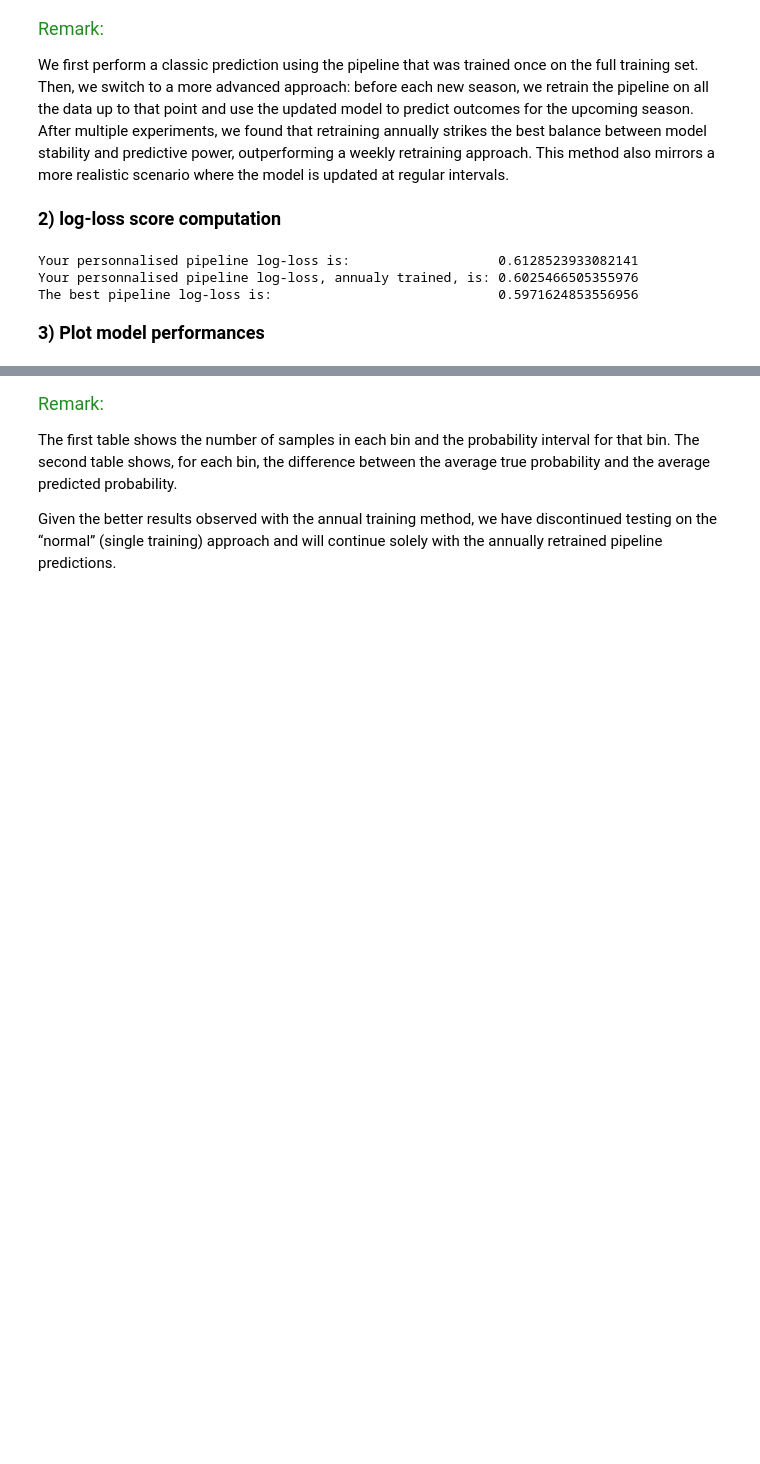
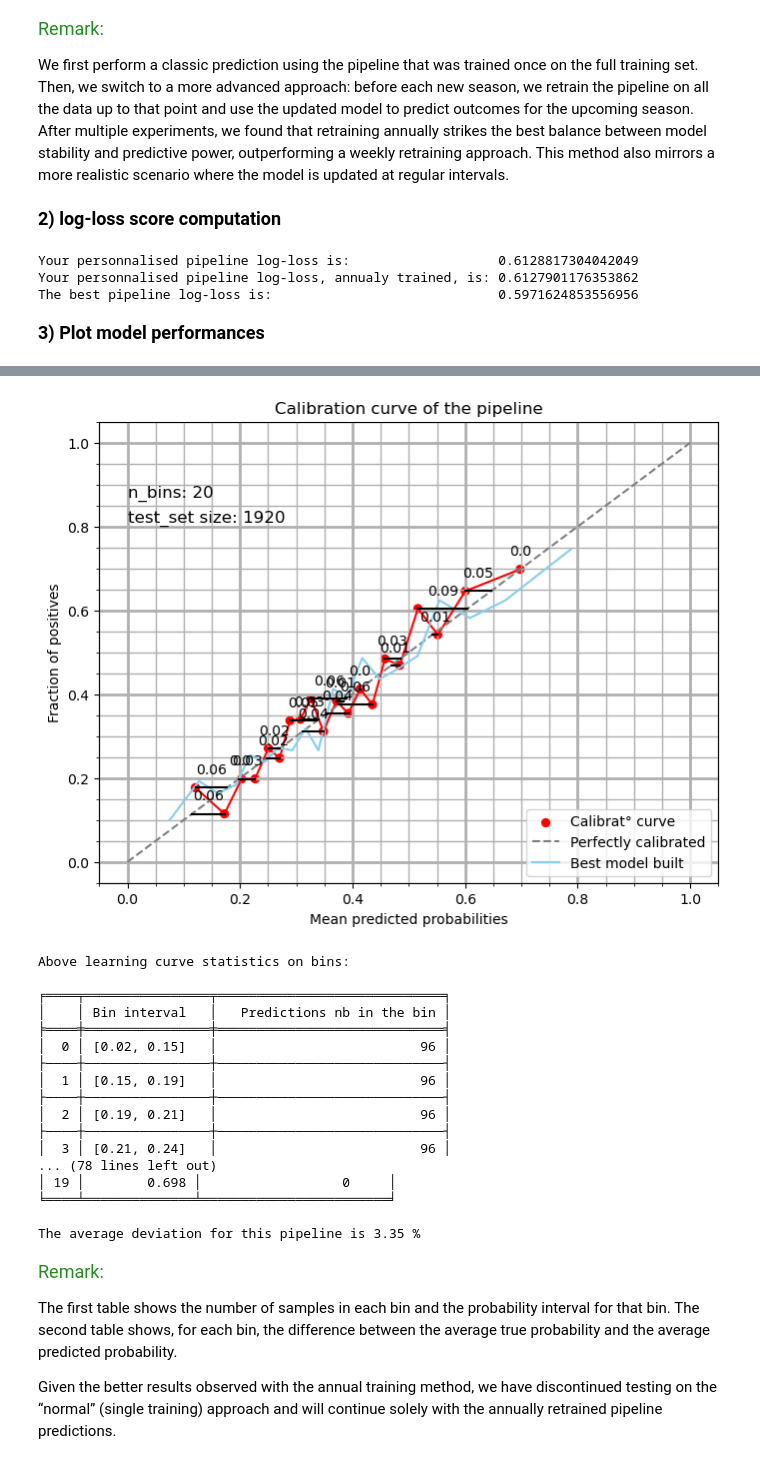
Before and after one commit to luc-polo/Football-probabilities-prediciton, a Jupyter notebook: notebooks/user_test.ipynb, the cells around one changed output, grey strips where cells are left out. Drawn from its saved outputs; the diff is of its cells as text; code cells hidden in the pictures; blank space fills up the shorter version.

```diff
--- a/notebooks/user_test.ipynb
+++ b/notebooks/user_test.ipynb
@@ -122,7 +122,7 @@ Scaler = "StandardScaler"   # TODO
 
 # Must be in [1,16]
 
-nb_of_feat_to_select = 10   # TODO
+nb_of_feat_to_select = 1   # TODO
 
 
 ### Chose Logistic Rgression regularization penalty
@@ -132,7 +132,7 @@ nb_of_feat_to_select = 10   # TODO
 # elasticnet
 # None
 
-penalty = 'l2'   # TODO
+penalty = 'l1'   # TODO
 
 
 ### Chose regularization factor
@@ -140,11 +140,15 @@ penalty = 'l2'   # TODO
 
 # Must be a positive number (> 0)
 
-C = 1    # TODO
+C = 0.8    # TODO
+
+### Choose the L1 ratio factor (only if you chose penalty='elasticnet')
+
+l1_ratio = 0.4   # TODO
 
 
 # Create the pipeline
-personalised_pipeline = user_test.create_pipeline(nb_of_feat_to_select, Scaler, penalty, C)
+personalised_pipeline = user_test.create_pipeline(nb_of_feat_to_select, Scaler, penalty, C, l1_ratio)
 
 # Pipeline training
 personalised_pipeline.fit(X_train_00.copy(), Y_train_00.copy().values.ravel())
@@ -203,7 +207,7 @@ This method also mirrors a more realistic scenario where the model is updated at
 # #  #  #  #  #  #  #  #  #  #  #  #  #  #  #  #  #  #  #  #  #  #  #  #  #  #  #  #  #  #  #  #  #  #  #  #
 
 # Log-loss for the normally trained pipeline
-user_test.pipe_log_loss(Y_test_00, normal_proba_pred, GW_training=False)
+user_test.pipe_log_loss(Y_test_00, normal_proba_pred, annual_training=False)
 
 # Log-loss for the annually retrained pipeline
 user_test.pipe_log_loss(Y_test_annual_training, proba_pred_annual_training, annual_training=True)
@@ -211,8 +215,8 @@ user_test.pipe_log_loss(Y_test_annual_training, proba_pred_annual_training, annu
 # Log-loss for the best pipeline built
 user_test.best_pipe_log_loss()
 # %% [output]
-Your personnalised pipeline log-loss is:                   0.6128523933082141
-Your personnalised pipeline log-loss, annualy trained, is: 0.6025466505355976
+Your personnalised pipeline log-loss is:                   0.6128817304042049
+Your personnalised pipeline log-loss, annualy trained, is: 0.6127901176353862
 The best pipeline log-loss is:                             0.5971624853556956
 # %% [markdown]
 <strong> <font size="4"> 3) Plot model performances
@@ -224,4 +228,5 @@ The best pipeline log-loss is:                             0.5971624853556956
 # We choose wether we plot the graphs on annual training simulations or on 'normal' training simulations
 plot_with_annual_training = True   # TODO
 
-user_test.plot_pipeline_pred_results(proba_pred_GW_training, Y_test_GW_training, X_info_GW_training, normal_proba_pred, Y_test_00, X_test_00, plot_with_annual_training, best_model_plot=True)
+user_test.plot_pipeline_pred_results(proba_pred_annual_training, Y_test_annual_training, X_info_annual_training, normal_proba_pred, Y_test_00, X_test_00, plot_with_annual_training, best_model_plot=True)
+# %% [output]
@@ -228,3 +234,21 @@ user_test.plot_pipeline_pred_results(proba_pred_GW_training, Y_test_GW_training,
+[figure, added]
+Above learning curve statistics on bins:
+
+╒════╤════════════════╤═════════════════════════════╕
+│    │ Bin interval   │   Predictions nb in the bin │
+╞════╪════════════════╪═════════════════════════════╡
+│  0 │ [0.02, 0.15]   │                          96 │
+├────┼────────────────┼─────────────────────────────┤
+│  1 │ [0.15, 0.19]   │                          96 │
+├────┼────────────────┼─────────────────────────────┤
+│  2 │ [0.19, 0.21]   │                          96 │
+├────┼────────────────┼─────────────────────────────┤
+│  3 │ [0.21, 0.24]   │                          96 │
+... (78 lines left out)
+│ 19 │        0.698 │                  0     │
+╘════╧══════════════╧════════════════════════╛
+
+The average deviation for this pipeline is 3.35 %
 # %% [markdown]
 <span style="color:#228B22;"> <font size="4"> Remark:</font> </span>
 
```
Also changed, not shown: parts of 3 cells of this notebook, 5 other files.
